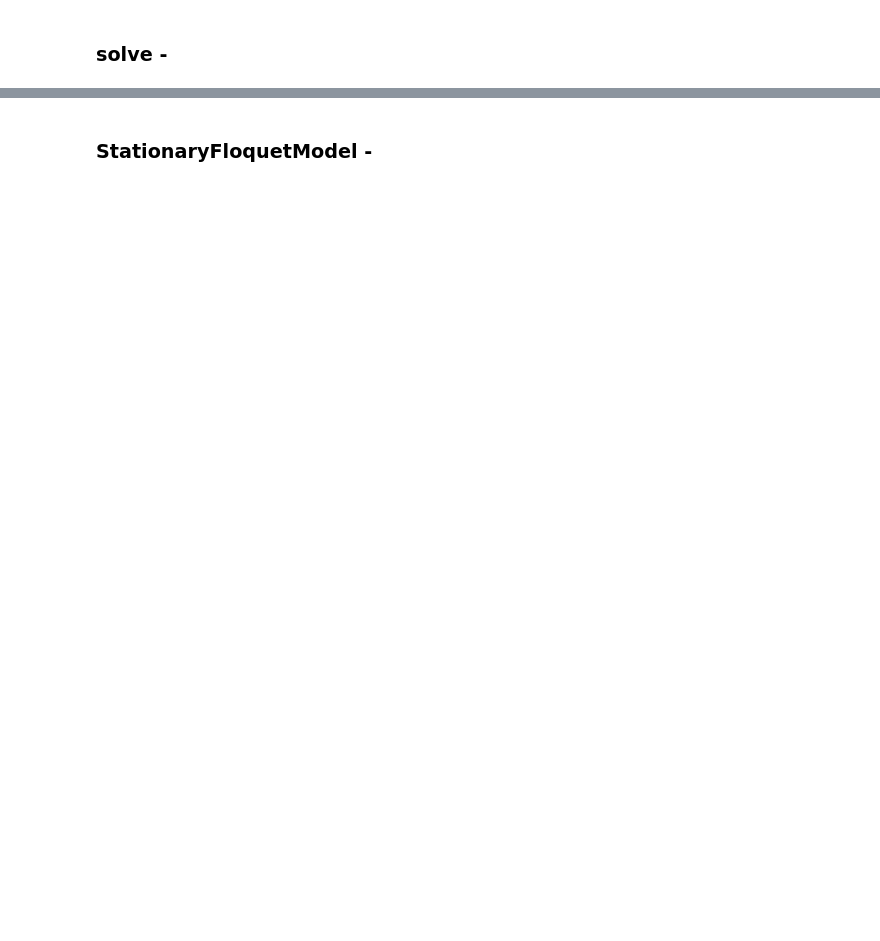
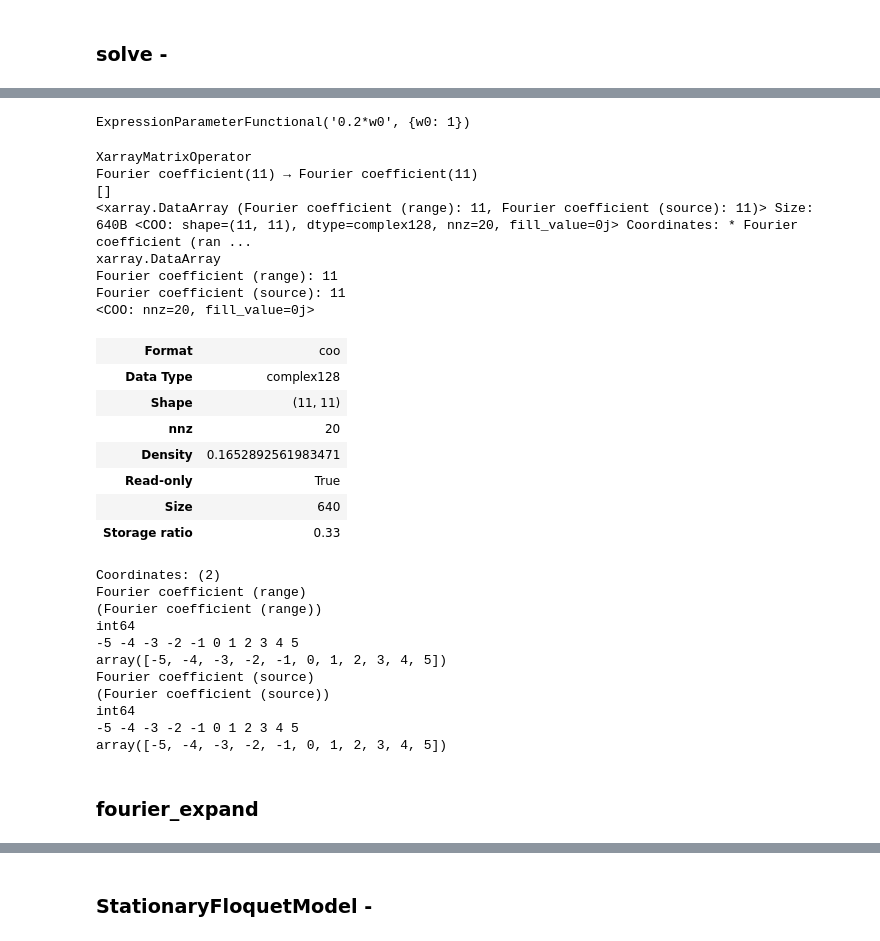
Before and after one commit to simonkeys/pylgs, a Jupyter notebook: nbs/api/pymor/models.ipynb, the cells around one changed output, grey strips where cells are left out. Cells and saved outputs as stored; diff of their text form; code cells hidden in the pictures; blank space fills up the shorter version.

```diff
--- a/nbs/api/pymor/models.ipynb
+++ b/nbs/api/pymor/models.ipynb
@@ -114,0 +434,36 @@ class InstationaryModel(InstationaryModel):
+# %%
+operator.coefficients[2]
+# %% [output]
+ExpressionParameterFunctional('0.2*w0', {w0: 1})
+# %%
+fourier_expansion_operator(operator.coefficients[2], n_operator, n_vector, mu)
+# %% [output]
+XarrayMatrixOperator
+Fourier coefficient(11) → Fourier coefficient(11)
+[]
+<xarray.DataArray (Fourier coefficient (range): 11, Fourier coefficient (source): 11)> Size: 640B <COO: shape=(11, 11), dtype=complex128, nnz=20, fill_value=0j> Coordinates: * Fourier coefficient (ran ...
+xarray.DataArray
+Fourier coefficient (range): 11
+Fourier coefficient (source): 11
+<COO: nnz=20, fill_value=0j>
+| Format | coo |
+| Data Type | complex128 |
+| Shape | (11, 11) |
+| nnz | 20 |
+| Density | 0.1652892561983471 |
+| Read-only | True |
+| Size | 640 |
+| Storage ratio | 0.33 |
+Coordinates: (2)
+Fourier coefficient (range)
+(Fourier coefficient (range))
+int64
+-5 -4 -3 -2 -1 0 1 2 3 4 5
+array([-5, -4, -3, -2, -1, 0, 1, 2, 3, 4, 5])
+Fourier coefficient (source)
+(Fourier coefficient (source))
+int64
+-5 -4 -3 -2 -1 0 1 2 3 4 5
+array([-5, -4, -3, -2, -1, 0, 1, 2, 3, 4, 5])
+# %% [markdown]
+### fourier_expand
```
Also changed, not shown: parts of 110 cells of this notebook, 1 other file.
